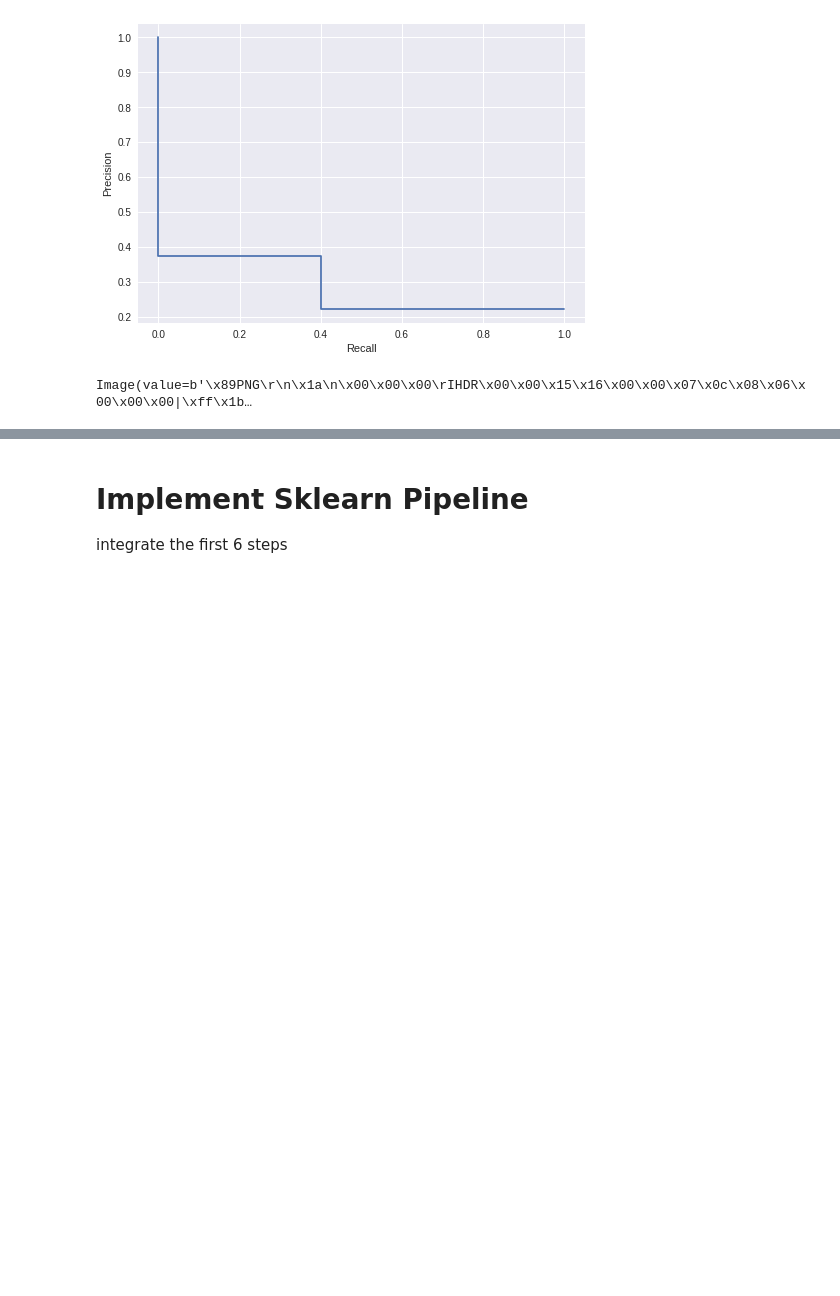
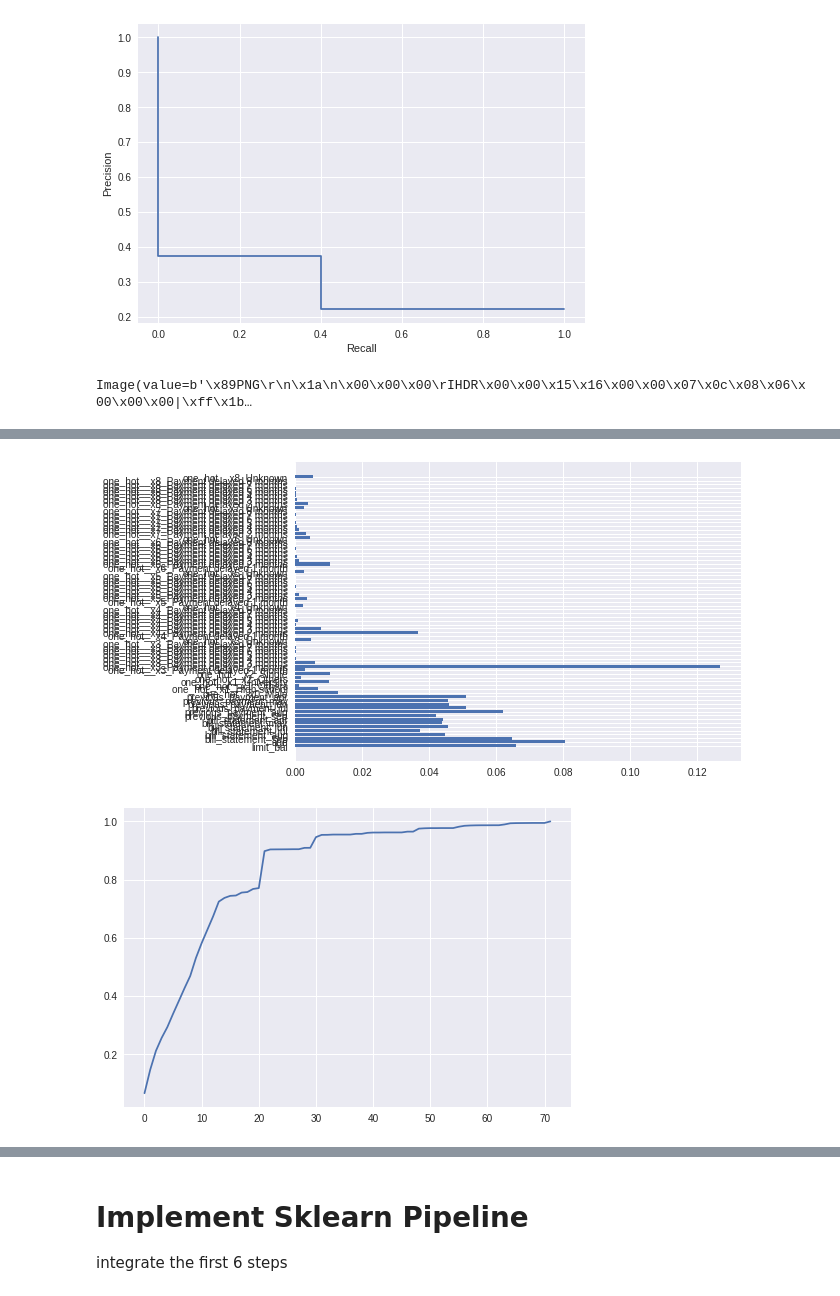
Before and after one commit to edwardelson/financial-model, a Jupyter notebook: tabular_classification_template.ipynb, the cells around one changed output, grey strips where cells are left out. Cells and saved outputs as stored; diff of their text form; code cells hidden in the pictures; blank space fills up the shorter version.

```diff
--- a/tabular_classification_template.ipynb
+++ b/tabular_classification_template.ipynb
@@ -276,0 +311,14 @@ Image(value=b'\x89PNG\r\n\x1a\n\x00\x00\x00\rIHDR\x00\x00\x15\x16\x00\x00\x07\x0
+# %%
+# Sklearn feature importance
+
+# tree_classifier
+feature_names = X_train_ohe.columns
+
+plt.barh(feature_names, tree_classifier.feature_importances_)
+plt.show()
+
+plt.plot(np.cumsum(tree_classifier.feature_importances_))
+plt.show()
+# %% [output]
+[figure, added]
+[figure, added]
```
Also changed, not shown: parts of 13 cells of this notebook.
